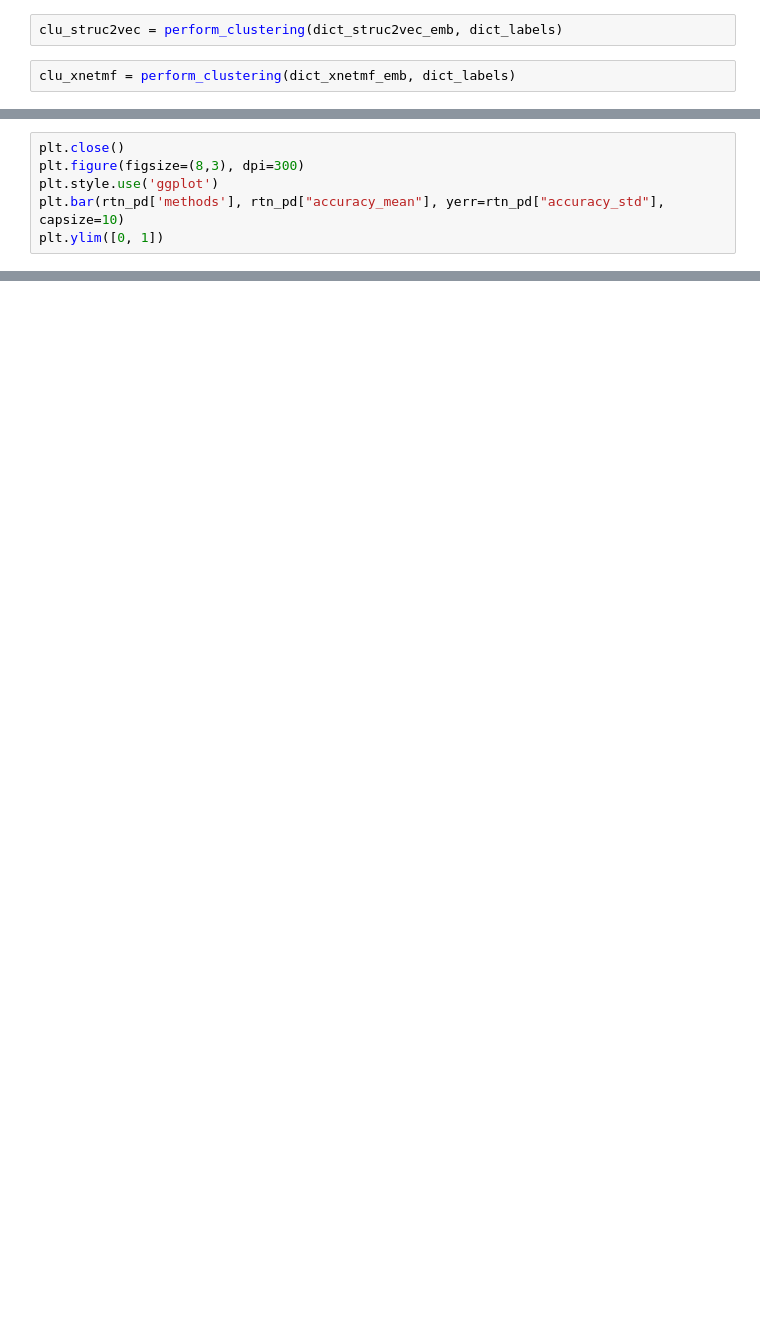
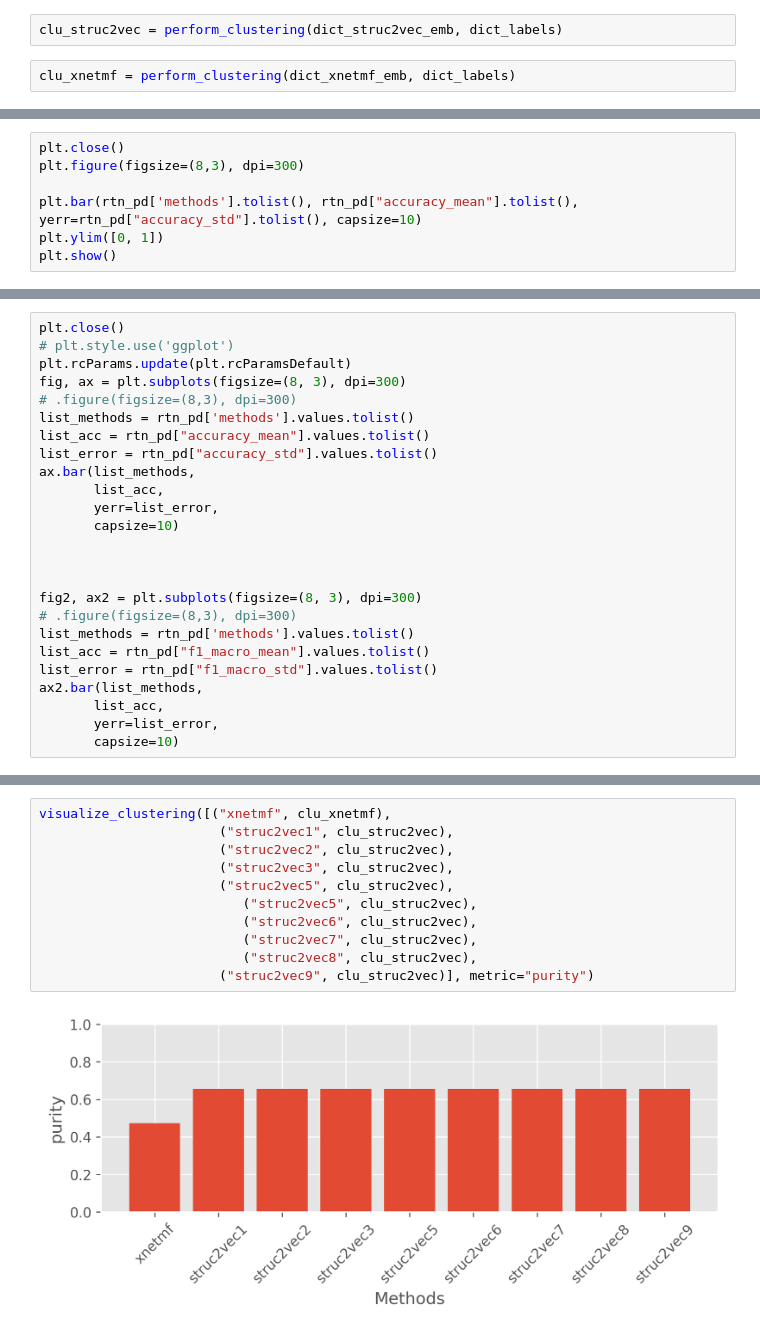
Before and after one commit to GemsLab/StrucEmbedding-GraphLibrary, a Jupyter notebook: test.ipynb, the cells around one changed output, grey strips where cells are left out. Saved outputs shown, nothing was run; the diff lists cells and outputs as text; blank space fills up the shorter version.

```diff
--- a/test.ipynb
+++ b/test.ipynb
@@ -191,7 +205,8 @@ rtn_pd
 # %%
 plt.close()
 plt.figure(figsize=(8,3), dpi=300)
-plt.style.use('ggplot')
-plt.bar(rtn_pd['methods'], rtn_pd["accuracy_mean"], yerr=rtn_pd["accuracy_std"], capsize=10)
+
+plt.bar(rtn_pd['methods'].tolist(), rtn_pd["accuracy_mean"].tolist(), yerr=rtn_pd["accuracy_std"].tolist(), capsize=10)
 plt.ylim([0, 1])
+plt.show()
 # %% [output]
@@ -202,0 +215,25 @@ ax.bar()
+# %%
+plt.close()
+# plt.style.use('ggplot')
+plt.rcParams.update(plt.rcParamsDefault)
+fig, ax = plt.subplots(figsize=(8, 3), dpi=300)
+# .figure(figsize=(8,3), dpi=300)
+list_methods = rtn_pd['methods'].values.tolist()
+list_acc = rtn_pd["accuracy_mean"].values.tolist()
+list_error = rtn_pd["accuracy_std"].values.tolist()
+ax.bar(list_methods,
+       list_acc,
+       yerr=list_error,
+       capsize=10)
+
+
+
+fig2, ax2 = plt.subplots(figsize=(8, 3), dpi=300)
+# .figure(figsize=(8,3), dpi=300)
+list_methods = rtn_pd['methods'].values.tolist()
+list_acc = rtn_pd["f1_macro_mean"].values.tolist()
+list_error = rtn_pd["f1_macro_std"].values.tolist()
+ax2.bar(list_methods,
+       list_acc,
+       yerr=list_error,
+       capsize=10)
@@ -202,0 +250,13 @@ ax.bar()
+# %%
+visualize_clustering([("xnetmf", clu_xnetmf),
+                       ("struc2vec1", clu_struc2vec),
+                       ("struc2vec2", clu_struc2vec),
+                       ("struc2vec3", clu_struc2vec),
+                       ("struc2vec5", clu_struc2vec),
+                          ("struc2vec5", clu_struc2vec),
+                          ("struc2vec6", clu_struc2vec),
+                          ("struc2vec7", clu_struc2vec),
+                          ("struc2vec8", clu_struc2vec),
+                       ("struc2vec9", clu_struc2vec)], metric="purity")
+# %% [output]
+[figure, added]
```
Also changed, not shown: parts of 17 cells of this notebook, 4 other files.
